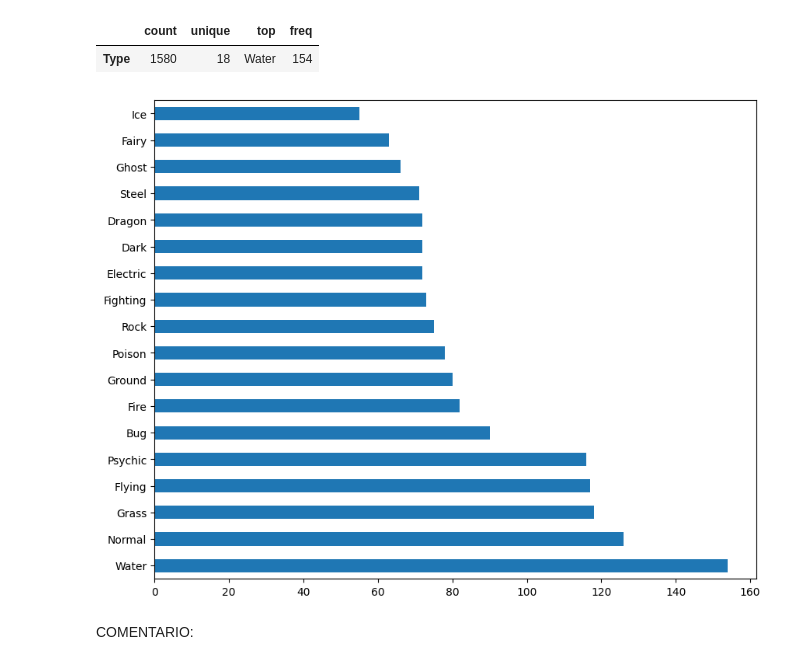
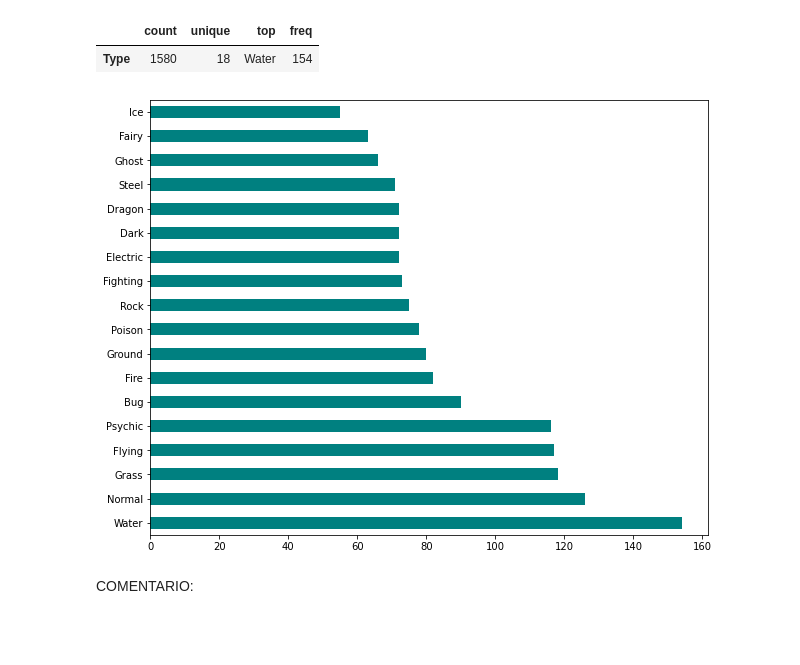
Before and after one commit to Adalab/promo_d_da_modulo3_sprint1_Estibaliz_Lorena, a Jupyter notebook: Regresión Lineal/pair_regresion_lineal1_introML.ipynb, the cells around one changed output. Saved outputs shown, nothing was run; the diff lists cells and outputs as text; code cells hidden in the pictures; blank space fills up the shorter version.

```diff
--- a/Regresión Lineal/pair_regresion_lineal1_introML.ipynb
+++ b/Regresión Lineal/pair_regresion_lineal1_introML.ipynb
@@ -328,9 +328,9 @@ df.describe(include='object').T
 # %%
 #Obtenemos un gráfico de barras para nuestra variable cualitativa
 
-df['Type'].value_counts().plot.barh();
+df['Type'].value_counts().plot.barh(color= 'teal');
 # %% [output]
-[figure, old version]
+[figure, new version]
 # %% [markdown]
 COMENTARIO:
 # %% [markdown]
```
Also changed, not shown: parts of 6 cells of this notebook, 10 other files.
